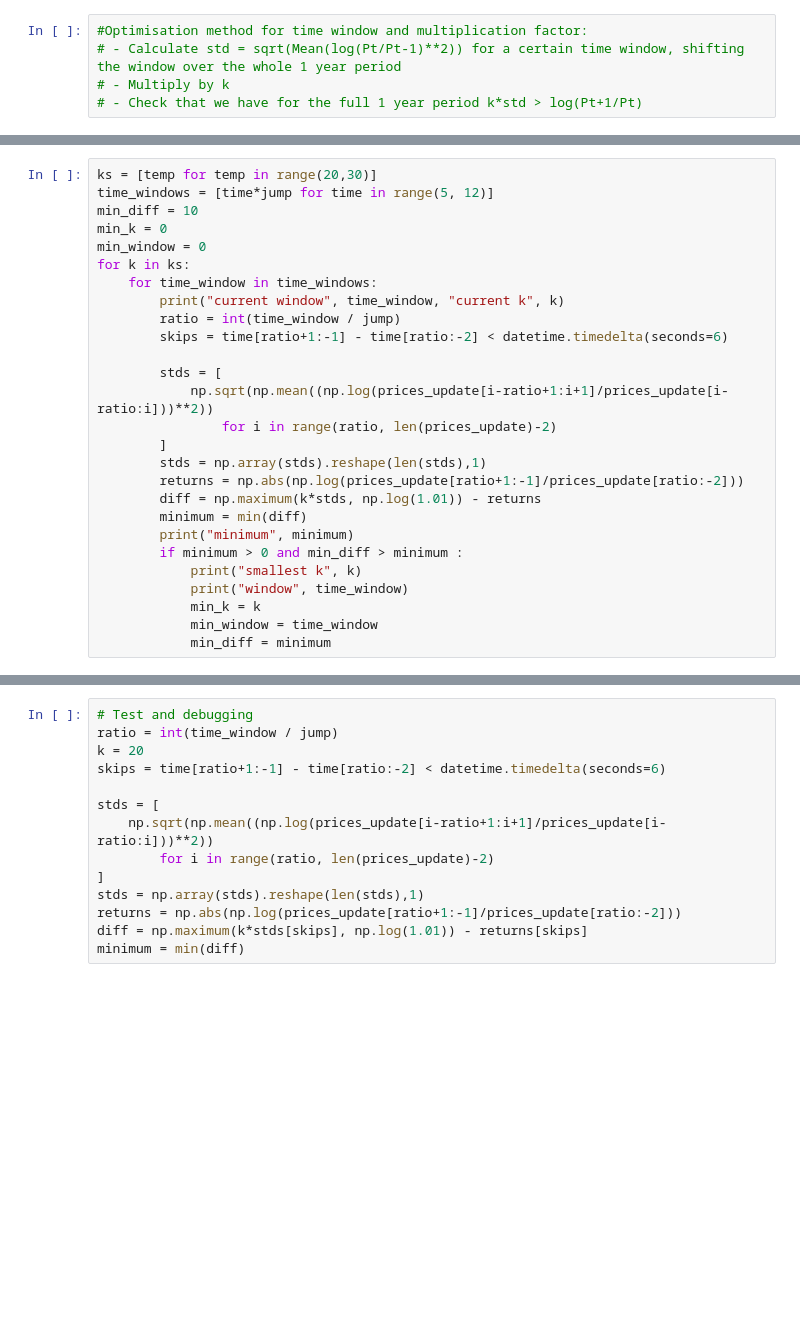
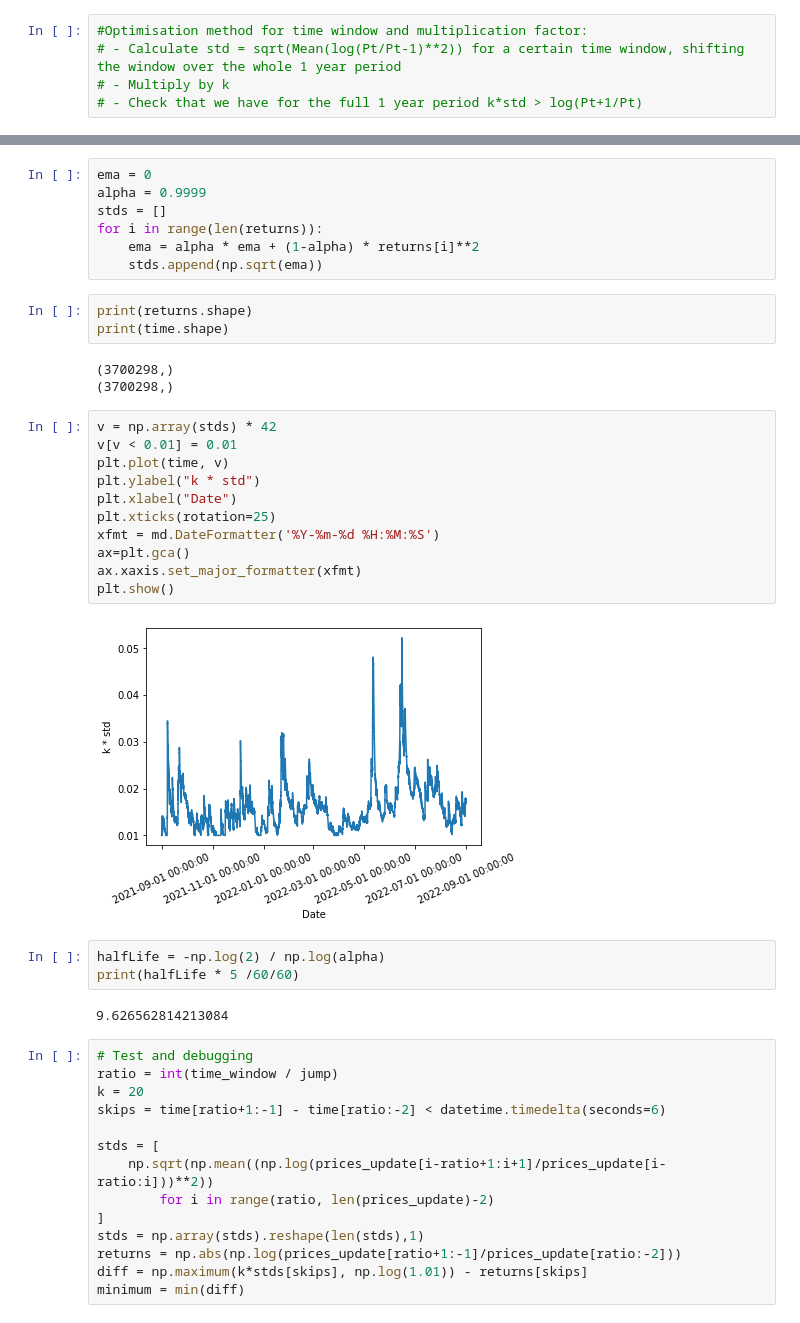
Before and after one commit to perpx/whitepaper, a Jupyter notebook: margin-ratio/margin.ipynb, the cells around one changed output, grey strips where cells are left out. Saved outputs shown, nothing was run; the diff lists cells and outputs as text; blank space fills up the shorter version.

```diff
--- a/margin-ratio/margin.ipynb
+++ b/margin-ratio/margin.ipynb
@@ -35,27 +40,0 @@ time = tm[::jump]
-# %%
-ks = [temp for temp in range(20,30)]
-time_windows = [time*jump for time in range(5, 12)]
-min_diff = 10
-min_k = 0
-min_window = 0
-for k in ks:
-    for time_window in time_windows:
-        print("current window", time_window, "current k", k)
-        ratio = int(time_window / jump)
-        skips = time[ratio+1:-1] - time[ratio:-2] < datetime.timedelta(seconds=6)
-
-        stds = [
-            np.sqrt(np.mean((np.log(prices_update[i-ratio+1:i+1]/prices_update[i-ratio:i]))**2))
-                for i in range(ratio, len(prices_update)-2)
-        ]
-        stds = np.array(stds).reshape(len(stds),1)
-        returns = np.abs(np.log(prices_update[ratio+1:-1]/prices_update[ratio:-2]))
-        diff = np.maximum(k*stds, np.log(1.01)) - returns
-        minimum = min(diff)
-        print("minimum", minimum)
-        if minimum > 0 and min_diff > minimum :
-            print("smallest k", k)
-            print("window", time_window)
-            min_k = k
-            min_window = time_window
-            min_diff = minimum
@@ -65,3 +104,34 @@ KeyboardInterrupt:
+# %%
+ema = 0
+alpha = 0.9999
+stds = []
+for i in range(len(returns)):
+    ema = alpha * ema + (1-alpha) * returns[i]**2
+    stds.append(np.sqrt(ema))
+# %%
+print(returns.shape)
+print(time.shape)
+# %% [output]
+(3700298,)
+(3700298,)
+# %%
+v = np.array(stds) * 42
+v[v < 0.01] = 0.01
+plt.plot(time, v)
+plt.ylabel("k * std")
+plt.xlabel("Date")
+plt.xticks(rotation=25)
+xfmt = md.DateFormatter('%Y-%m-%d %H:%M:%S')
+ax=plt.gca()
+ax.xaxis.set_major_formatter(xfmt)
+plt.show()
+# %% [output]
+[figure, added]
+# %%
+halfLife = -np.log(2) / np.log(alpha)
+print(halfLife * 5 /60/60)
+# %% [output]
+9.626562814213084
 # %%
 # Test and debugging
 ratio = int(time_window / jump)
```
Also changed, not shown: parts of 7 cells of this notebook, 2 other files.
